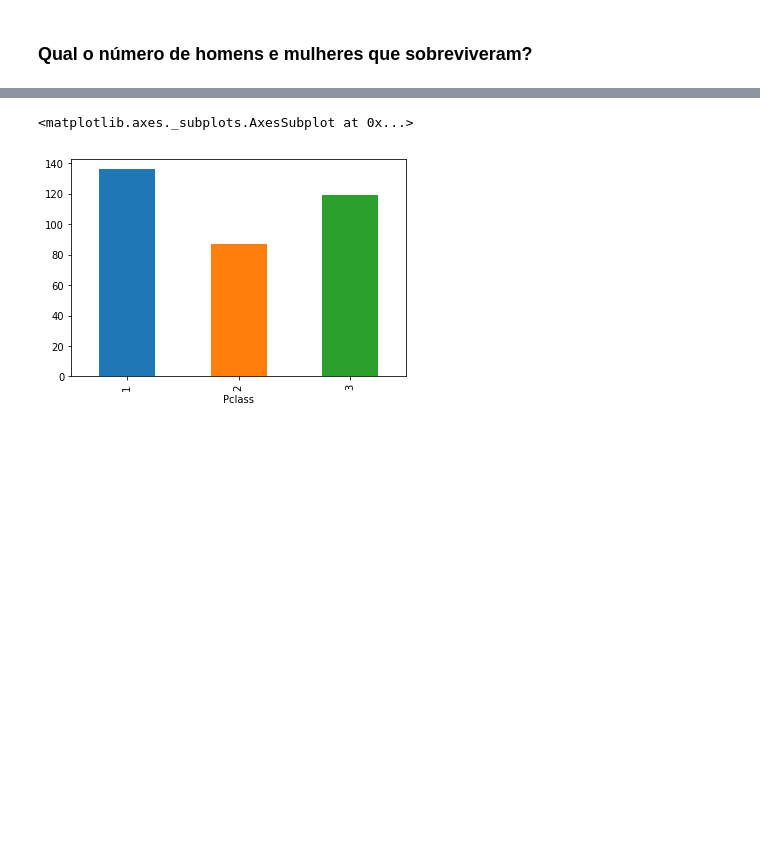
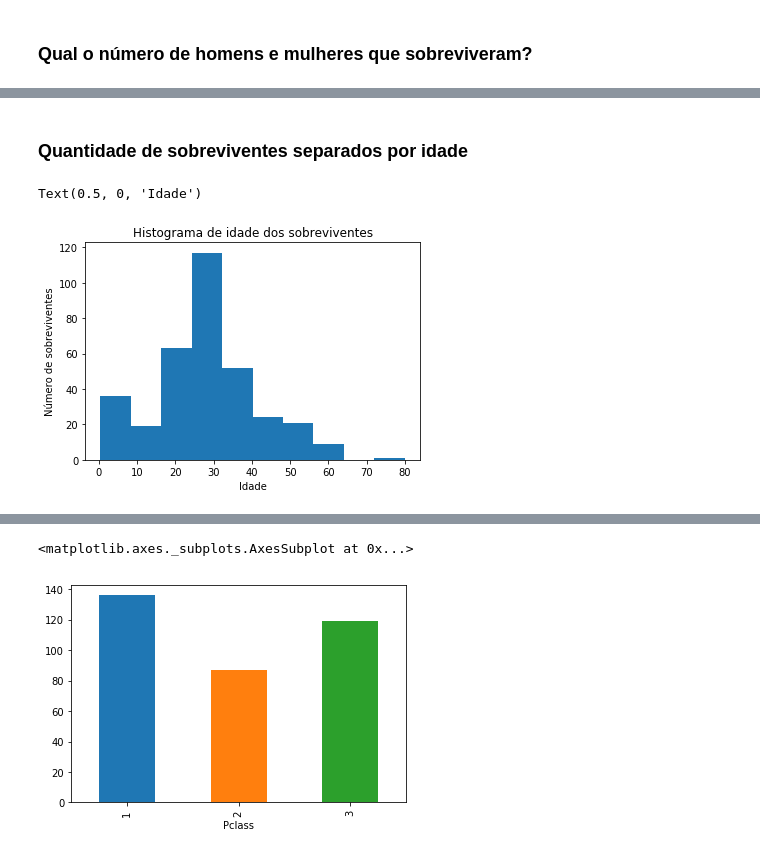
Before and after one commit to anderson-souza/Titanic-Project-Udacity, a Jupyter notebook: Análise Titanic.ipynb, the cells around one changed output, grey strips where cells are left out. Cells and saved outputs as stored; diff of their text form; code cells hidden in the pictures; blank space fills up the shorter version.

```diff
--- a/Análise Titanic.ipynb
+++ b/Análise Titanic.ipynb
@@ -149,0 +166,12 @@ df_survived.groupby('Sex')['Sex'].count().plot.bar()
+# %% [markdown]
+### Quantidade de sobreviventes separados por idade
+# %%
+ages_survived = np.array(df_survived['Age'])
+
+plt.hist(ages_survived)
+plt.title('Histograma de idade dos sobreviventes')
+plt.ylabel('Número de sobreviventes');
+plt.xlabel('Idade')
+# %% [output]
+Text(0.5, 0, 'Idade')
+[figure, added]
```
Also changed, not shown: parts of 37 cells of this notebook.
